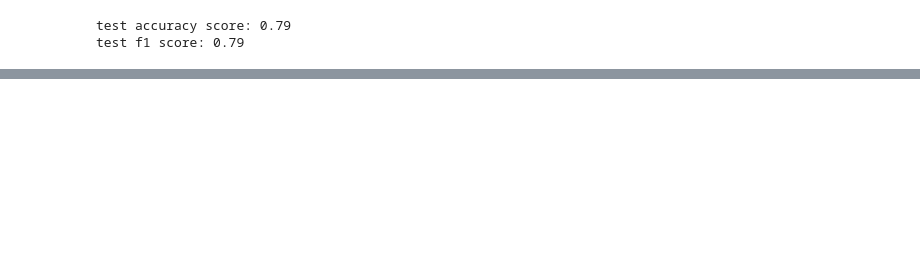
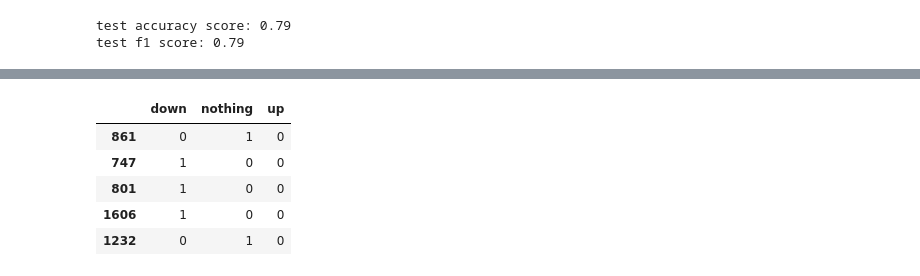
Before and after one commit to andrinpricemeier/meigames-pong-models, a Jupyter notebook: train_model.ipynb, the cells around one changed output, grey strips where cells are left out. Saved outputs shown, nothing was run; the diff lists cells and outputs as text; code cells hidden in the pictures; blank space fills up the shorter version.

```diff
--- a/train_model.ipynb
+++ b/train_model.ipynb
@@ -276,0 +316,10 @@ Accuracy score 0.8199052132701422
+# %%
+y_test_cat = pd.get_dummies(y_test)
+y_test_cat.head()
+# %% [output]
+|  | down | nothing | up |
+| 861 | 0 | 1 | 0 |
+| 747 | 1 | 0 | 0 |
+| 801 | 1 | 0 | 0 |
+| 1606 | 1 | 0 | 0 |
+| 1232 | 0 | 1 | 0 |
```
Also changed, not shown: parts of 49 cells of this notebook, 1 other file.
